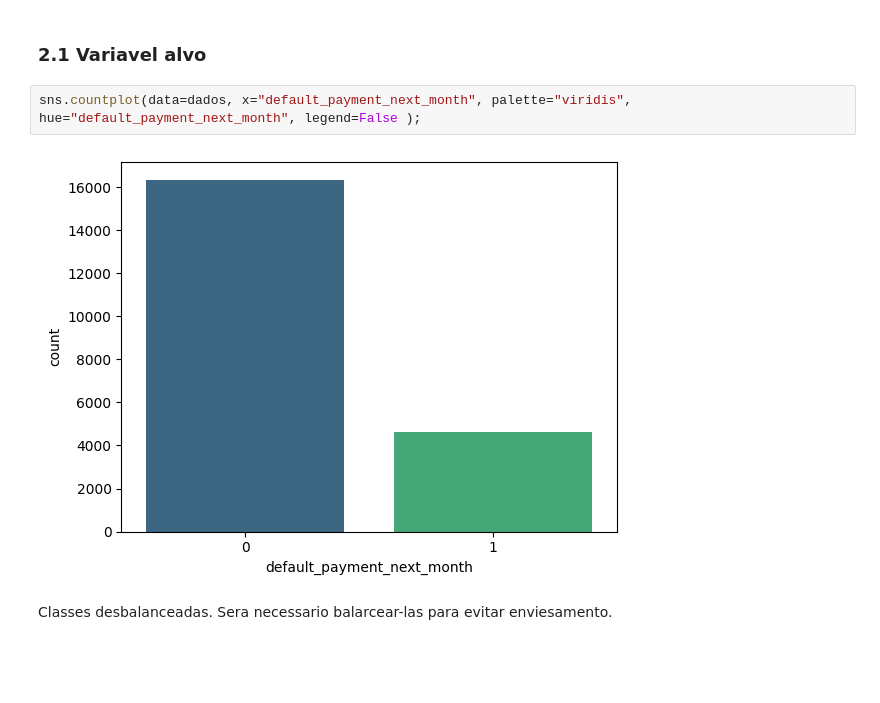
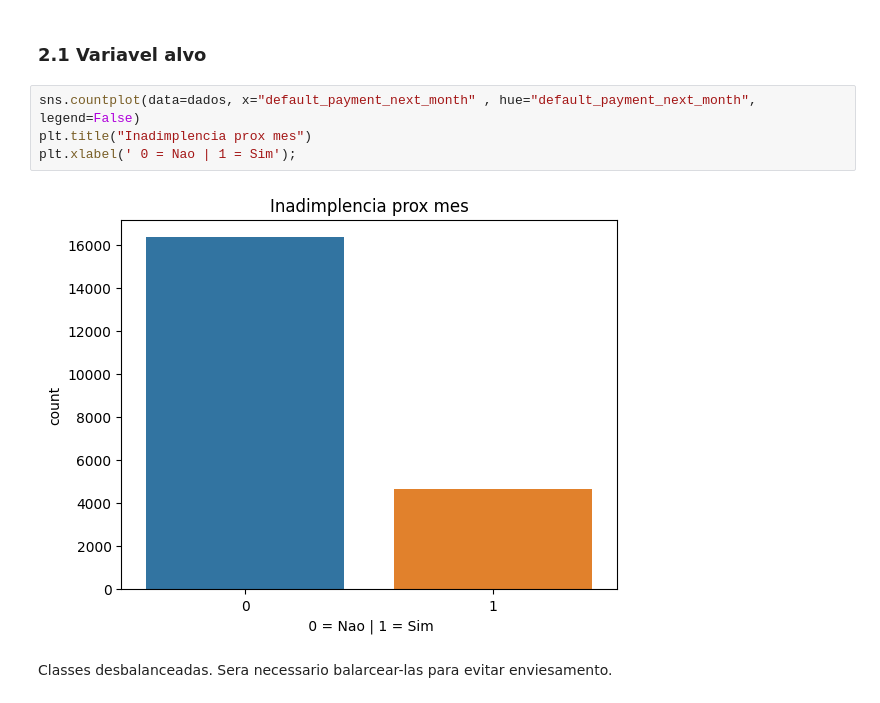
Before and after one commit to HammadN98/inadimplencia_em_cartoes_de_credito, a Jupyter notebook: inadimplecia_credito.ipynb, the cells around one changed output. Saved outputs shown, nothing was run; the diff lists cells and outputs as text; blank space fills up the shorter version.

```diff
--- a/inadimplecia_credito.ipynb
+++ b/inadimplecia_credito.ipynb
@@ -109,9 +110,11 @@ dados.describe()
 # %% [markdown]
 ### 2.1 Variavel alvo
 # %%
-sns.countplot(data=dados, x="default_payment_next_month", palette="viridis", hue="default_payment_next_month", legend=False );
+sns.countplot(data=dados, x="default_payment_next_month" , hue="default_payment_next_month", legend=False)
+plt.title("Inadimplencia prox mes")
+plt.xlabel(' 0 = Nao | 1 = Sim');
 # %% [output]
-[figure, old version]
+[figure, new version]
 # %% [markdown]
 Classes desbalanceadas. Sera necessario balarcear-las para evitar enviesamento.
 # %% [markdown]
```
Also changed, not shown: parts of 20 cells of this notebook.
